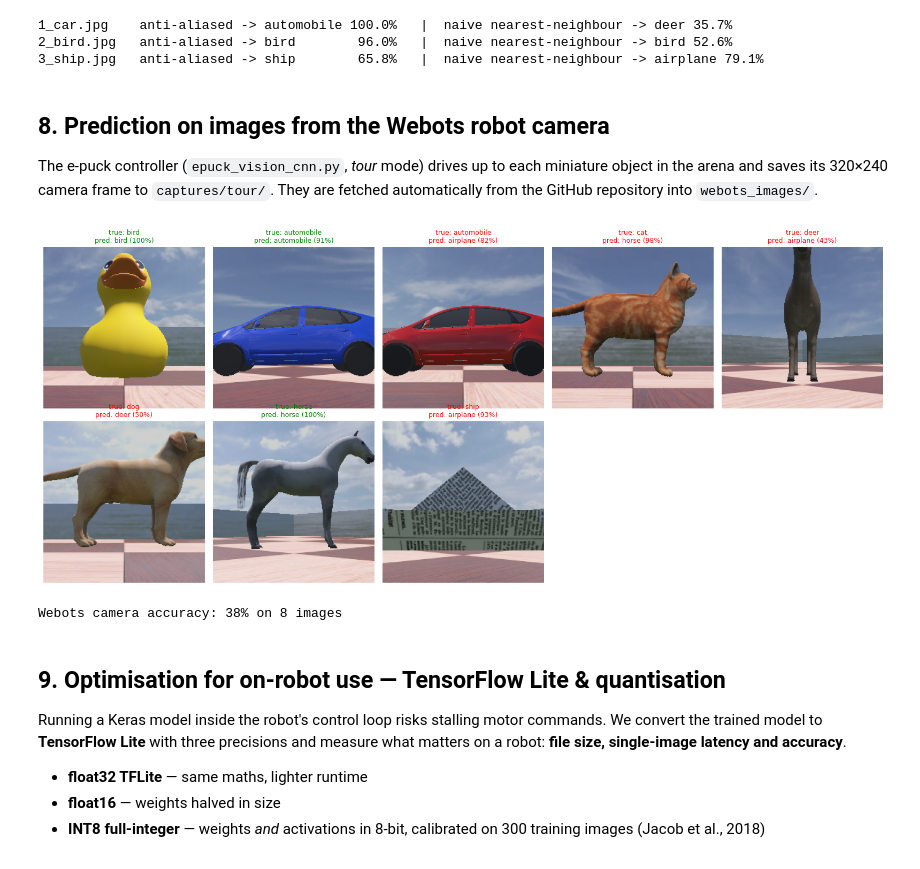
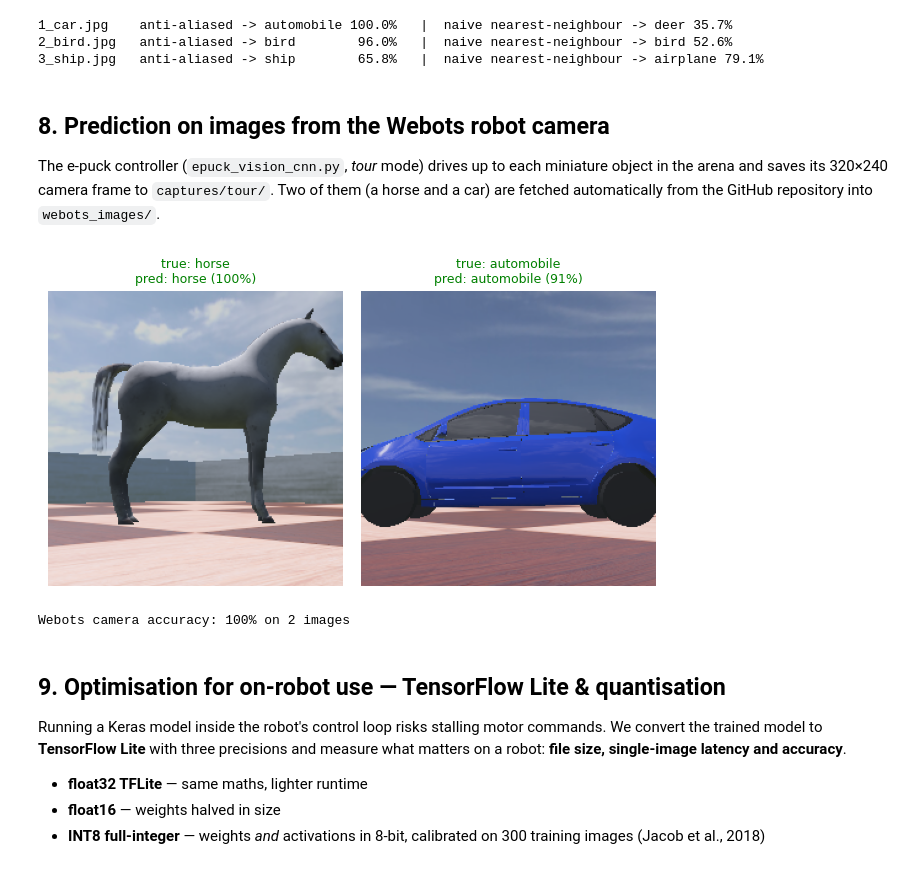
Before and after one commit to dharshanthehacker-arch/epuck-cnn-webots, a Jupyter notebook: notebook/CIFAR10_CNN_Webots_Colab.ipynb, the cells around one changed output. Cells and saved outputs as stored; diff of their text form; code cells hidden in the pictures.

Commit message:
Notebook: two Webots images and three own images
Co-Authored-By: Claude Opus 5.5 <noreply@anthropic.com>

```diff
--- a/notebook/CIFAR10_CNN_Webots_Colab.ipynb
+++ b/notebook/CIFAR10_CNN_Webots_Colab.ipynb
@@ -371,43 +371,42 @@ for r in own_results:
 # %% [markdown]
 ## 8. Prediction on images from the Webots robot camera
 The e-puck controller (`epuck_vision_cnn.py`, *tour* mode) drives up to each miniature object in the arena and saves its 320×240 camera frame to `captures/tour/`.
-They are fetched automatically from the GitHub repository into `webots_images/`.
+Two of them (a horse and a car) are fetched automatically from the GitHub repository into `webots_images/`.
 # %%
-if not glob.glob('webots_images/*.png'):
-    fetch_from_repo('webots_images', ['bird_1__bird.png', 'car_blue__automobile.png', 'car_red__automobile.png',
-                                      'cat__cat.png', 'deer__deer.png', 'dog__dog.png', 'horse__horse.png', 'ship__ship.png'])
+WEBOTS_FILES = ['horse__horse.png', 'car_blue__automobile.png']   # two images from the e-puck camera
+fetch_from_repo('webots_images', WEBOTS_FILES)
 
 def centre_crop_load(path):
     img = keras.utils.load_img(path); a = keras.utils.img_to_array(img)
     h, w = a.shape[:2]; s = min(h, w)
     a = a[(h - s)//2:(h - s)//2 + s, (w - s)//2:(w - s)//2 + s]
     return tf.image.resize(a, (32, 32), method='area').numpy()[None] / 255.0, a / 255.0
 
-webots = sorted(glob.glob('webots_images/*.png'))
+webots = [os.path.join('webots_images', f) for f in WEBOTS_FILES]
 webots_results = []
 if webots:
     n = len(webots); cols = min(n, 5); rows_ = int(np.ceil(n / cols))
     plt.figure(figsize=(3.2 * cols, 3.4 * rows_))
     for k, path in enumerate(webots):
         x, shown = centre_crop_load(path)
         p = tf.nn.softmax(model.predict(x, verbose=0)[0]).numpy(); i = int(p.argmax())
         truth = os.path.splitext(os.path.basename(path))[0].split('__')[-1]
         webots_results.append({'file': os.path.basename(path), 'truth': truth,
                                'pred': CLASS_NAMES[i], 'conf': float(p[i]),
                                'top3': [(CLASS_NAMES[j], float(p[j])) for j in p.argsort()[::-1][:3]]})
         plt.subplot(rows_, cols, k + 1); plt.imshow(shown); plt.axis('off')
         ok = CLASS_NAMES[i] == truth
         plt.title(f'true: {truth}\npred: {CLASS_NAMES[i]} ({p[i]*100:.0f}%)', fontsize=9,
                   color='green' if ok else 'red')
     plt.tight_layout(); plt.savefig('figures/webots_predictions.png', dpi=160, bbox_inches='tight'); plt.show()
     json.dump(webots_results, open('results/webots_predictions_notebook.json', 'w'), indent=1)
     acc = np.mean([r['truth'] == r['pred'] for r in webots_results])
     print(f'Webots camera accuracy: {acc*100:.0f}% on {len(webots_results)} images')
 else:
     print('No Webots images found yet - run the tour world first.')
 # %% [output]
-[figure, old version]
+[figure, new version]
-Webots camera accuracy: 38% on 8 images
+Webots camera accuracy: 100% on 2 images
 # %% [markdown]
 ## 9. Optimisation for on-robot use — TensorFlow Lite & quantisation
 Running a Keras model inside the robot's control loop risks stalling motor commands. We convert the trained model to **TensorFlow Lite** with three precisions and measure what matters on a robot: **file size, single-image latency and accuracy**.
```
Also changed, not shown: parts of 1 cell of this notebook, 4 other files.
